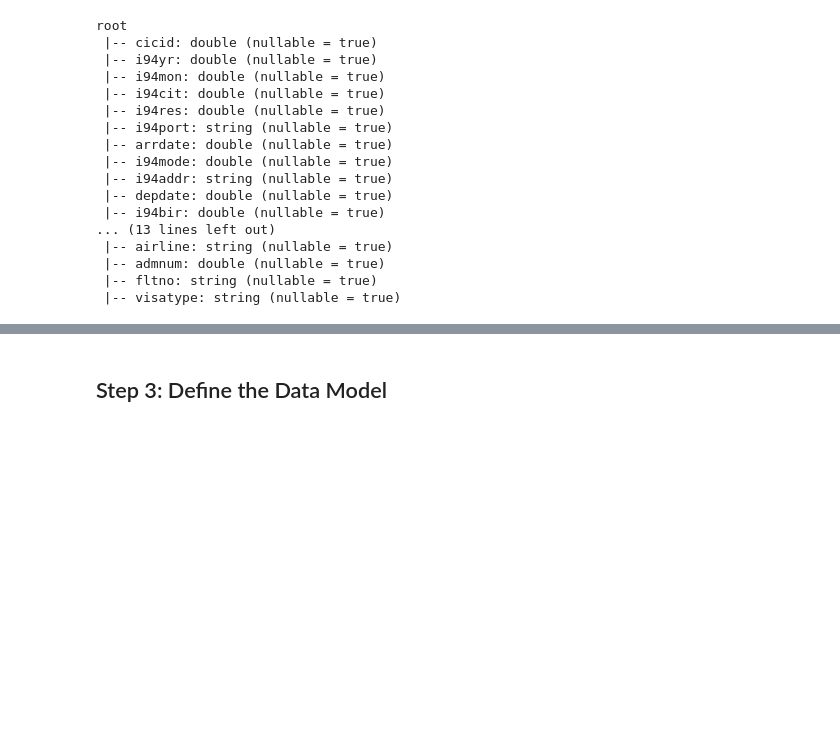
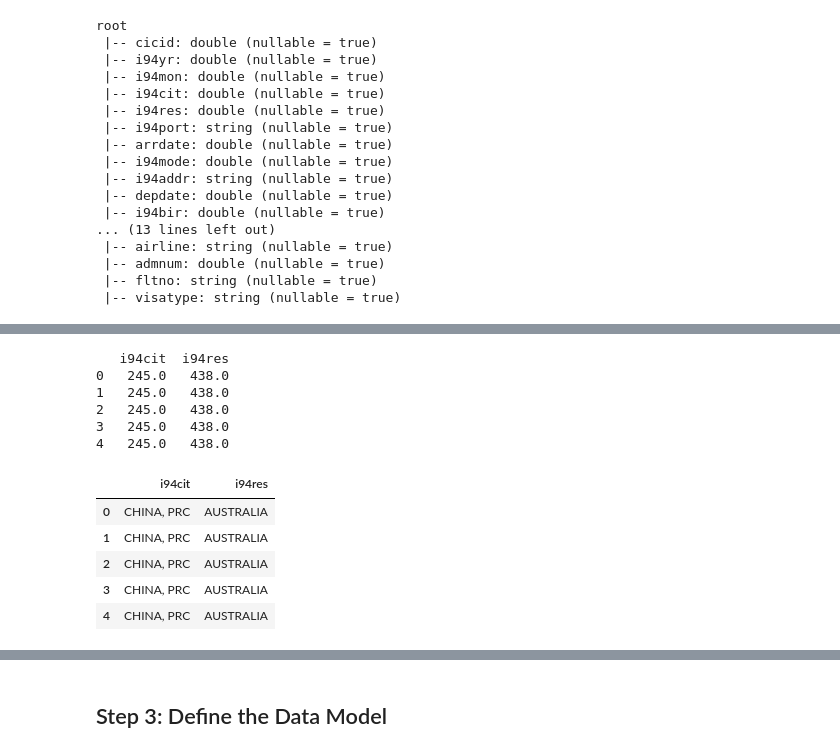
Before and after one commit to kudeh/udacity-dend-capstone, a Jupyter notebook: Capstone EDA.ipynb, the cells around one changed output, grey strips where cells are left out. Cells and saved outputs as stored; diff of their text form; code cells hidden in the pictures; blank space fills up the shorter version.

```diff
--- a/Capstone EDA.ipynb
+++ b/Capstone EDA.ipynb
@@ -224,9 +193,17 @@ def sas_program_file_value_parser(sas_source_file, value, columns):
 
         if '=' in line:
             code, val = line.split('=')
+            code = code.strip()
+            val = val.strip()
 
-            codes.append(code.strip())
-            values.append(val.strip())
+            if code[0] == "'":
+                code = code[1:-1]
+
+            if val[0] == "'":
+                val = val[1:-1]
+
+            codes.append(code)
+            values.append(val)
 
 
     return pd.DataFrame(zip(codes,values), columns=columns)
@@ -293,0 +294,11 @@ imm_data_spark.limit(10).collect()
+# %%
+## immigration
+imm_data_cit_res_df = imm_data.select('i94cit', 'i94res').toPandas()
+print(imm_data_cit_res_df.head())
+# %% [output]
+   i94cit  i94res
+0   245.0   438.0
+1   245.0   438.0
+2   245.0   438.0
+3   245.0   438.0
+4   245.0   438.0
@@ -293,0 +308,12 @@ imm_data_spark.limit(10).collect()
+# %%
+imm_data_cit_res_df[['i94cit', 'i94res']] = imm_data_cit_res_df[['i94cit', 'i94res']].astype(int)
+imm_data_cit_res_df['i94cit'] = imm_data_cit_res_df['i94cit'].apply(lambda x: i94cit_res_dict[x] if x in i94cit_res_dict else None)
+imm_data_cit_res_df['i94res'] = imm_data_cit_res_df['i94res'].apply(lambda x: i94cit_res_dict[x] if x in i94cit_res_dict else None)
+imm_data_cit_res_df.head()
+# %% [output]
+|  | i94cit | i94res |
+| 0 | CHINA, PRC | AUSTRALIA |
+| 1 | CHINA, PRC | AUSTRALIA |
+| 2 | CHINA, PRC | AUSTRALIA |
+| 3 | CHINA, PRC | AUSTRALIA |
+| 4 | CHINA, PRC | AUSTRALIA |
```
Also changed, not shown: parts of 24 cells of this notebook, 3 other files.
